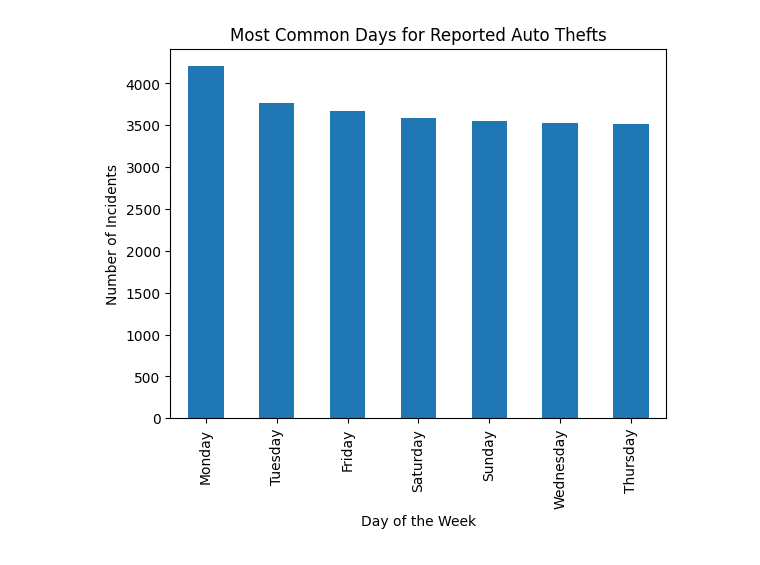
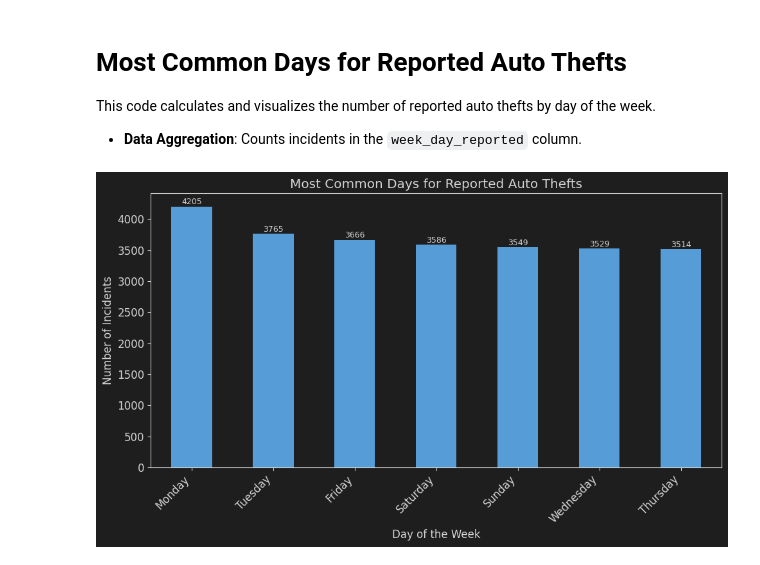
Before and after one commit to matthewlondon/Capstone, a Jupyter notebook: jupyter/exploration.ipynb, the cells around one changed output. Saved outputs shown, nothing was run; the diff lists cells and outputs as text; code cells hidden in the pictures.

Commit message:
changed location of style_config for notebooks, finalized plotting

```diff
--- a/jupyter/exploration.ipynb
+++ b/jupyter/exploration.ipynb
@@ -7,10 +18,21 @@ sys.path.append(os.path.abspath("../src"))
 # %%
+import sys
+import os
 import pandas as pd
+import matplotlib.pyplot as plt
+import seaborn as sns
+from style_config import apply_dark_mode_style, COLORS, FONT_SIZES
+# Apply dark mode style
+apply_dark_mode_style()
+
 cleaned_data = pd.read_csv(
-    "../data/combined_crime_data.csv",
-    dtype={  # Correct parameter name
+    "../data/processed_data/cleaned_crime_data.csv",
+    dtype={
         'zip': 'string',
-        'incident_number': 'string',
+        'latitude' : 'float64',
+        'longitude' : 'float64',
+        'irs_estimated_population' : 'Int64',
+        'incident_number' : 'string',
         'offense_classification': 'category',
         'was_offense_completed': 'category',
         'location_category': 'category',
@@ -18,7 +40,5 @@ cleaned_data = pd.read_csv(
         'week_day_reported': 'category',
         'week_day_occurred': 'category'
     },
-    parse_dates=['date_reported', 'date_occurred']  # Parse datetime columns
+    parse_dates=['date_reported', 'date_occurred']
 )
-
-print(cleaned_data.dtypes)
@@ -37,16 +45,25 @@ dtype: object
+# %% [markdown]
+# Most Common Days for Reported Auto Thefts
+This code calculates and visualizes the number of reported auto thefts by day of the week.
+
+- **Data Aggregation**: Counts incidents in the `week_day_reported` column.
 # %%
-import pandas as pd
-import matplotlib
-
 # Group by 'week_day_reported' and count incidents
 most_common_days = cleaned_data['week_day_reported'].value_counts()
 
 # Plot the data
-import matplotlib.pyplot as plt
+plt.figure(figsize=(10, 6))
+bar_chart = most_common_days.plot(kind='bar', color=COLORS['primary'], title="Most Common Days for Reported Auto Thefts")
+plt.xlabel("Day of the Week", fontsize=FONT_SIZES['axes'])
+plt.ylabel("Number of Incidents", fontsize=FONT_SIZES['axes'])
+plt.xticks(rotation=45, ha='right')
 
-most_common_days.plot(kind='bar', title="Most Common Days for Reported Auto Thefts")
-plt.xlabel("Day of the Week")
-plt.ylabel("Number of Incidents")
+# Annotate bars with values
+for index, value in enumerate(most_common_days):
+    plt.text(index, value + value * 0.01, str(value), ha='center', fontsize=FONT_SIZES['annotations'])
+
+
+plt.tight_layout()
 plt.show()
 # %% [output]
-[figure, old version]
+[figure, new version]
```
Also changed, not shown: parts of 17 cells of this notebook, 1 other file.
